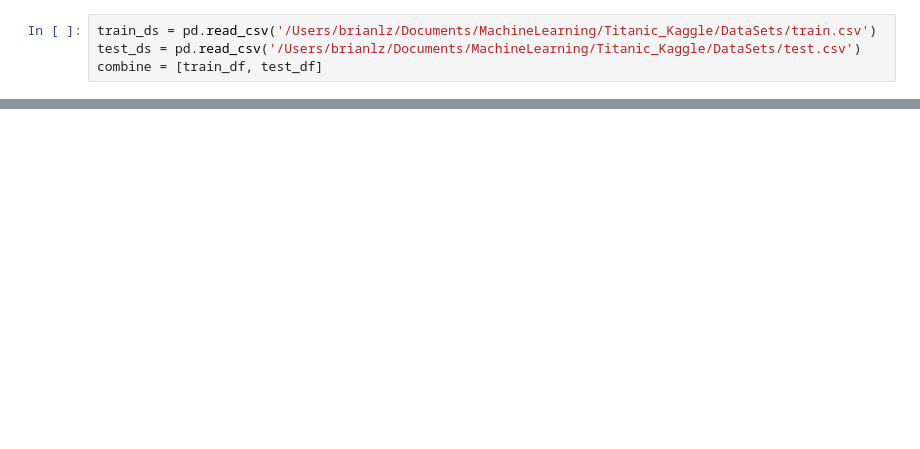
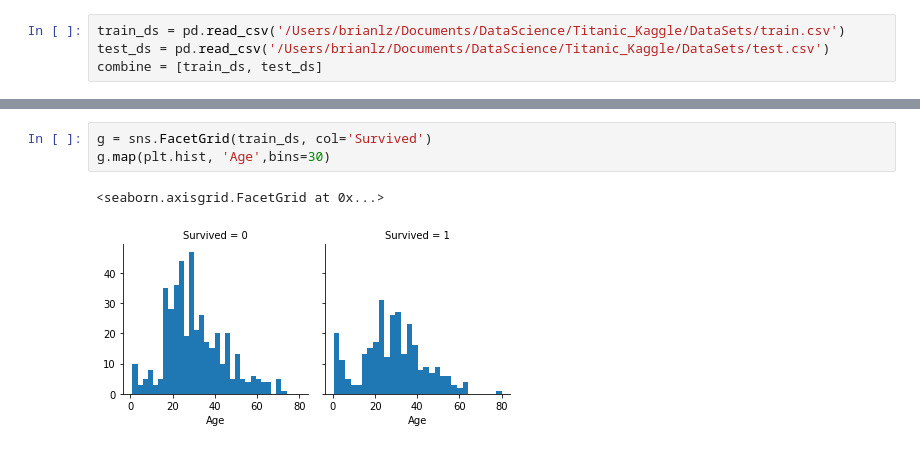
Before and after one commit to BrianLozach/Perso, a Jupyter notebook: DataScience/Titanic_Kaggle/Titanic_Notebook.ipynb, the cells around one changed output, grey strips where cells are left out. Drawn from its saved outputs; the diff is of its cells as text; blank space fills up the shorter version.

Commit message:
Work on Titanic Datasets (Cleaning and Enrichment)

```diff
--- a/DataScience/Titanic_Kaggle/Titanic_Notebook.ipynb
+++ b/DataScience/Titanic_Kaggle/Titanic_Notebook.ipynb
@@ -19,6 +19,6 @@ from sklearn.linear_model import Perceptron
 from sklearn.linear_model import SGDClassifier
 from sklearn.tree import DecisionTreeClassifier
 # %%
-train_ds = pd.read_csv('/Users/brianlz/Documents/MachineLearning/Titanic_Kaggle/DataSets/train.csv')
-test_ds = pd.read_csv('/Users/brianlz/Documents/MachineLearning/Titanic_Kaggle/DataSets/test.csv')
-combine = [train_df, test_df]
+train_ds = pd.read_csv('/Users/brianlz/Documents/DataScience/Titanic_Kaggle/DataSets/train.csv')
+test_ds = pd.read_csv('/Users/brianlz/Documents/DataScience/Titanic_Kaggle/DataSets/test.csv')
+combine = [train_ds, test_ds]
@@ -40,0 +50,6 @@ show()
+# %%
+g = sns.FacetGrid(train_ds, col='Survived')
+g.map(plt.hist, 'Age',bins=30)
+# %% [output]
+<seaborn.axisgrid.FacetGrid at 0x...>
+[figure, added]
```
Also changed, not shown: parts of 13 cells of this notebook, 2 other files.
